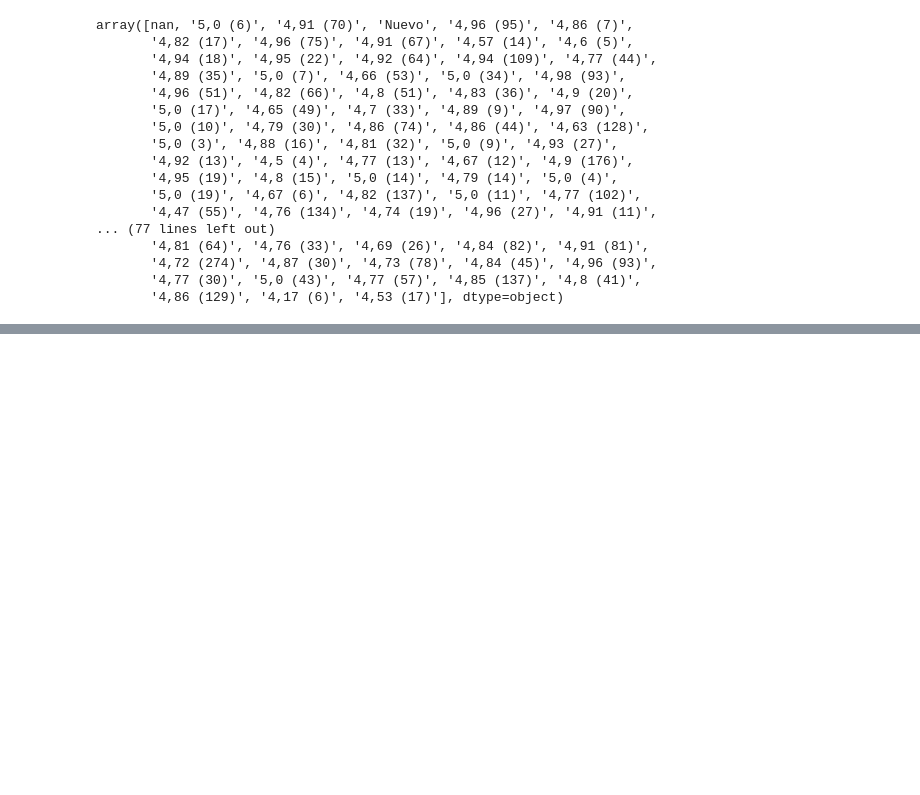
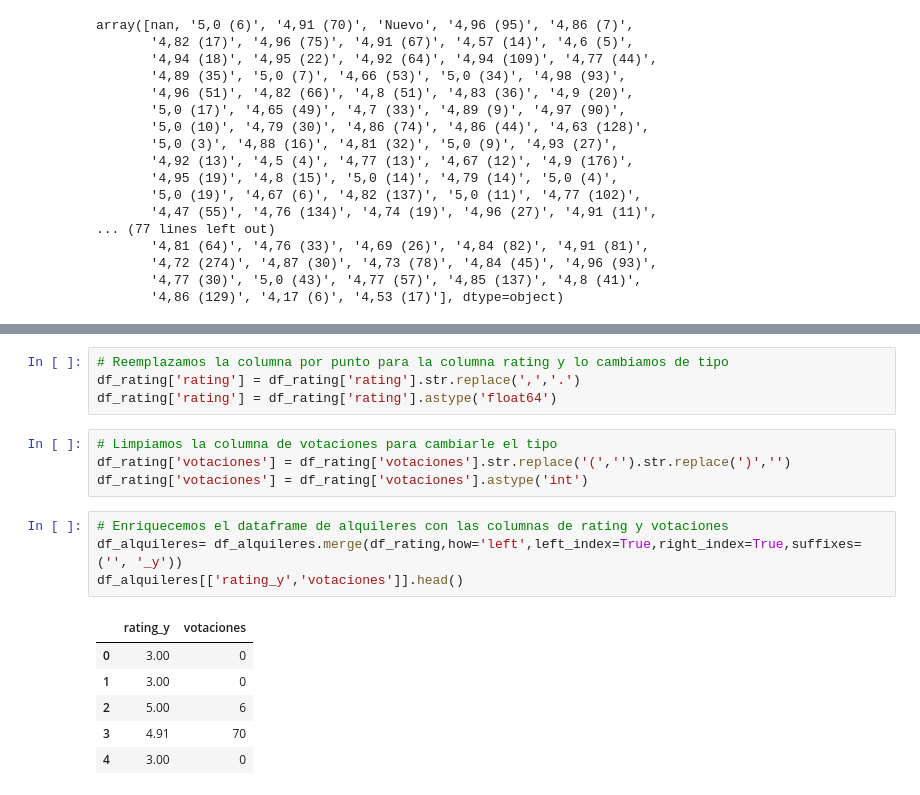
Before and after one commit to carlos1680/CPEDWObligatorio, a Jupyter notebook: trabajo.ipynb, the cells around one changed output, grey strips where cells are left out. Cells and saved outputs as stored; diff of their text form; blank space fills up the shorter version.

```diff
--- a/trabajo.ipynb
+++ b/trabajo.ipynb
@@ -899,0 +891,19 @@ df_alquileres[['rating_y','votaciones']]
+# %%
+# Reemplazamos la columna por punto para la columna rating y lo cambiamos de tipo
+df_rating['rating'] = df_rating['rating'].str.replace(',','.')
+df_rating['rating'] = df_rating['rating'].astype('float64')
+# %%
+# Limpiamos la columna de votaciones para cambiarle el tipo
+df_rating['votaciones'] = df_rating['votaciones'].str.replace('(','').str.replace(')','')
+df_rating['votaciones'] = df_rating['votaciones'].astype('int')
+# %%
+# Enriquecemos el dataframe de alquileres con las columnas de rating y votaciones
+df_alquileres= df_alquileres.merge(df_rating,how='left',left_index=True,right_index=True,suffixes=('', '_y'))
+df_alquileres[['rating_y','votaciones']].head()
+# %% [output]
+|  | rating_y | votaciones |
+| 0 | 3.00 | 0 |
+| 1 | 3.00 | 0 |
+| 2 | 5.00 | 6 |
+| 3 | 4.91 | 70 |
+| 4 | 3.00 | 0 |
```
Also changed, not shown: parts of 20 cells of this notebook.
